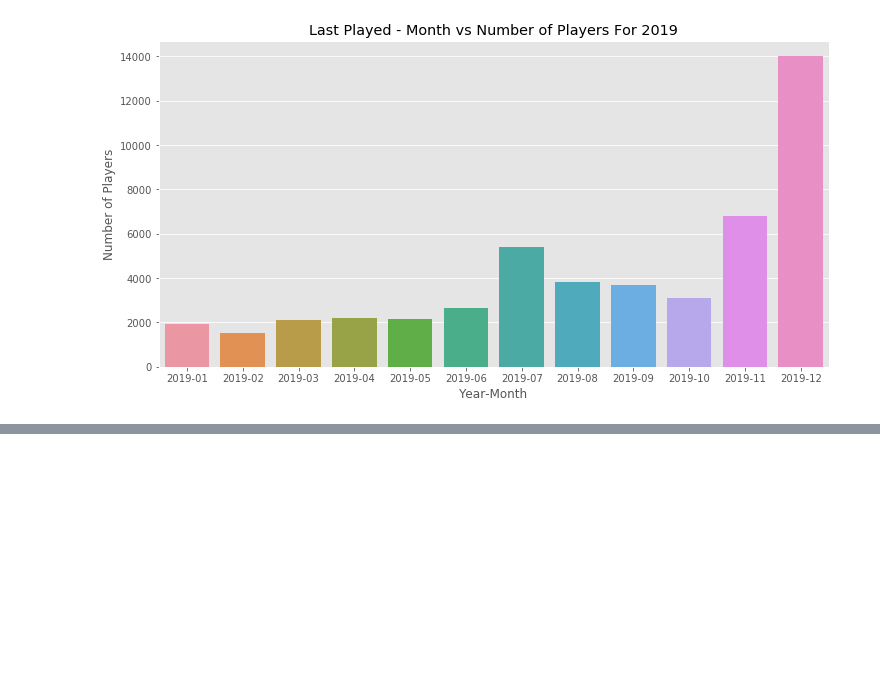
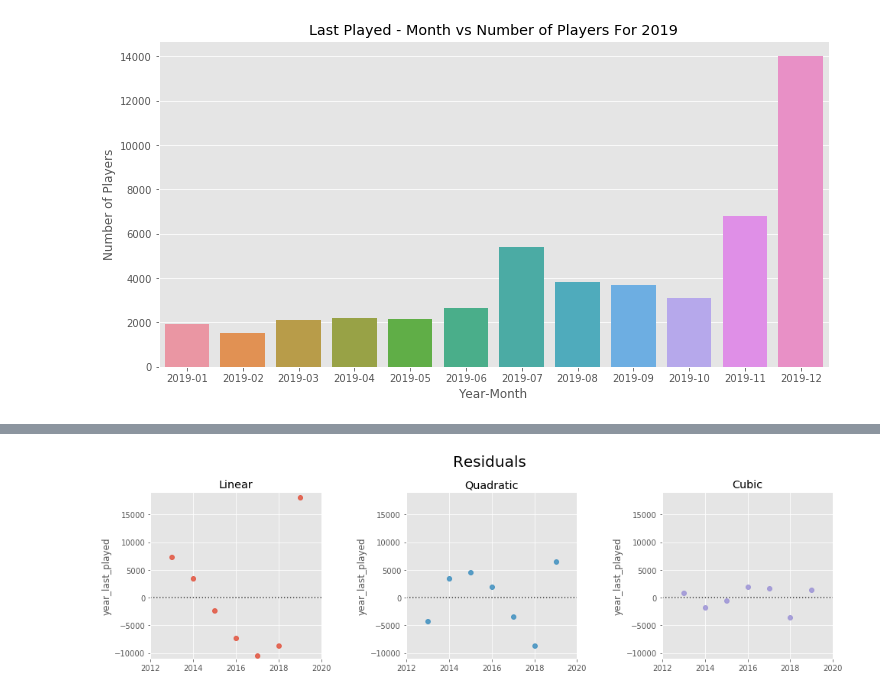
Before and after one commit to ys-lin14/warframe-exploration, a Jupyter notebook: data_exploration.ipynb, the cells around one changed output, grey strips where cells are left out. Saved outputs shown, nothing was run; the diff lists cells and outputs as text; code cells hidden in the pictures; blank space fills up the shorter version.

```diff
--- a/data_exploration.ipynb
+++ b/data_exploration.ipynb
@@ -501,3 +515,34 @@ plt.show()
+# %%
+polynomial_types = {
+    1: "Linear",
+    2: "Quadratic",
+    3: "Cubic"
+}
+
+fig, axes = plt.subplots(
+    nrows=1,
+    ncols=3,
+    figsize=(16, 4)
+)
+for axis in axes:
+    axis.set_xlim([2012, 2020])
+    axis.set_ylim([-11000, 19000])
+
+for degree in range(1, 4):
+    residual_plot = sns.residplot(
+        x=years_last_played[:-1].index.values,
+        y=years_last_played[:-1],
+        order=degree,
+        ax=axes[degree - 1]
+    )
+    polynomial_type = polynomial_types[degree]
+    residual_plot.set(title=polynomial_type)
+
+plt.subplots_adjust(wspace=0.5)
+plt.suptitle("Residuals", x= 0.51, y=1.05, fontsize=20)
+plt.show()
+# %% [output]
+[figure, added]
 # %%
 total_hours_played = user_data['total_hours_played'].value_counts()
 total_hours_played = total_hours_played.sort_index()
```
Also changed, not shown: parts of 6 cells of this notebook.
